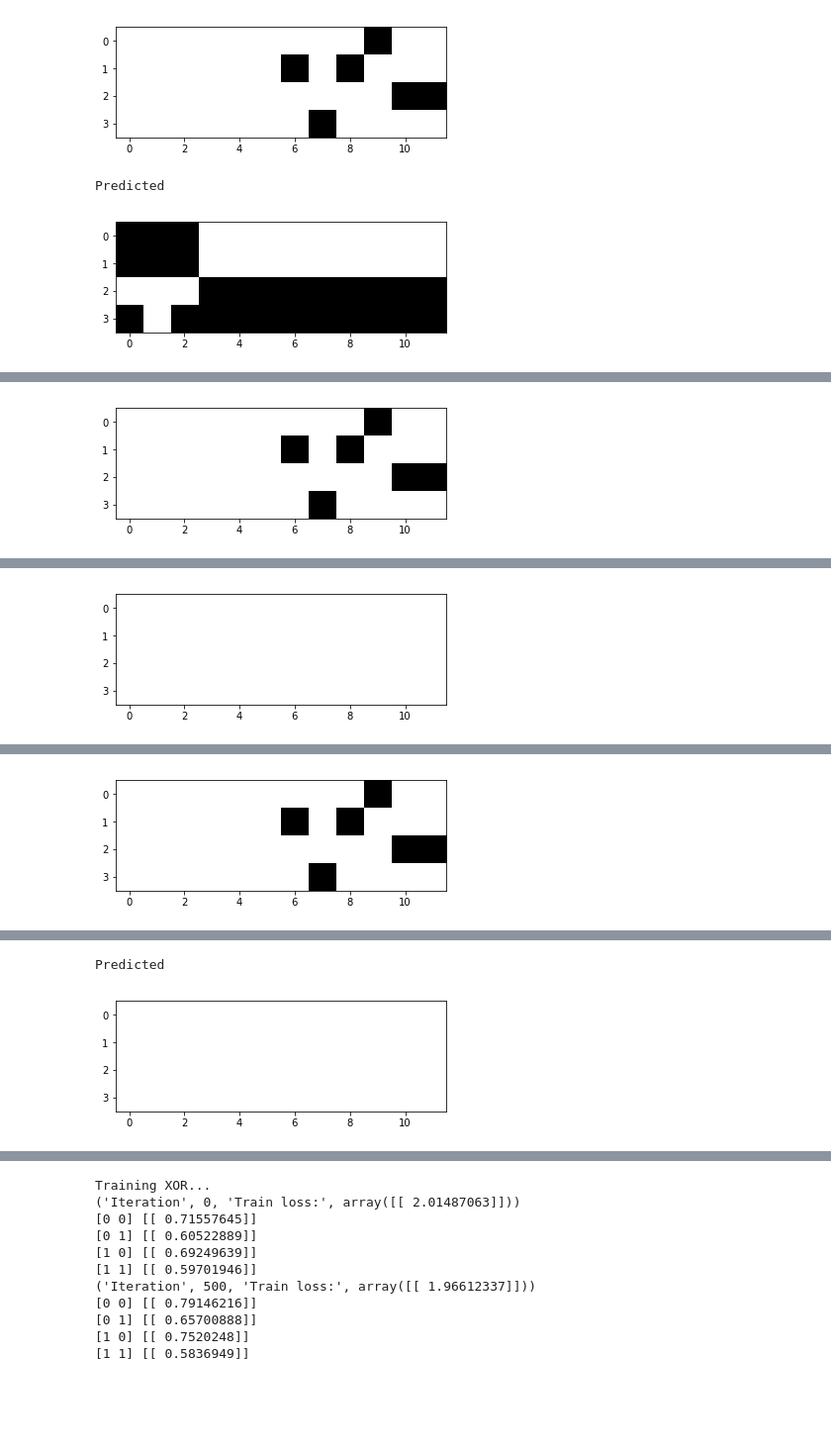
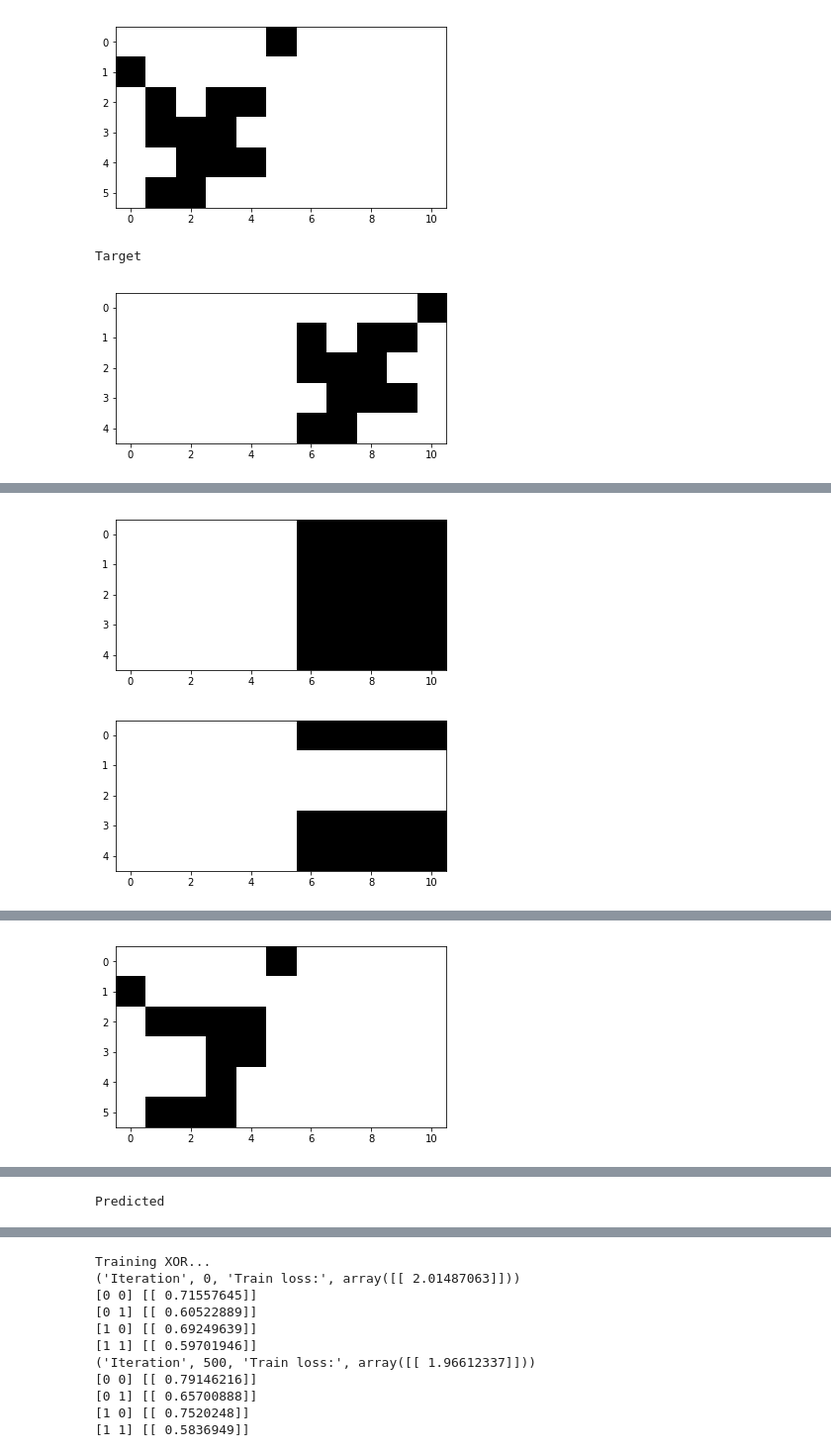
Before and after one commit to bhpfelix/DNC-NumPy, a Jupyter notebook: Trainer.ipynb, the cells around one changed output, grey strips where cells are left out. Shown: that part at 99% size. Drawn from its saved outputs; the diff is of its cells as text; code cells hidden in the pictures; blank space fills up the shorter version.

Commit message:
complete trainer with copy task

```diff
--- a/Trainer.ipynb
+++ b/Trainer.ipynb
@@ -64,25 +64,26 @@ def l2(x):
     """
     return np.sqrt(np.sum(np.multiply(x, x)) + 1.e-20)
 
-# seq_len, seq_wid = 4, 4
+seq_len, seq_wid = 4, 4
 # inputs, targets, mask = seq(seq_len, seq_wid)
-inputs = np.loadtxt('weights%d/in.csv'%wset, delimiter=',')
-targets = np.loadtxt('weights%d/target.csv'%wset, delimiter=',')
-mask = np.ones_like(targets)
-dnc = DNCFF(input_size=4, output_size=4, hidden_size=32, R=1, N=10, W=4)
+# inputs = np.loadtxt('weights%d/in.csv'%wset, delimiter=',')
+# targets = np.loadtxt('weights%d/target.csv'%wset, delimiter=',')
+# mask = np.ones_like(targets)
+# dnc = DNCFF(input_size=4, output_size=4, hidden_size=32, R=1, N=10, W=4)
 
-# dnc = DNCFF(input_size=seq_wid+2, output_size=seq_wid+1, hidden_size=32, R=1, N=10, W=4)
+dnc = DNCFF(input_size=seq_wid+2, output_size=seq_wid+1, hidden_size=32, R=1, N=10, W=4)
 # dnc = DNC(input_size=12, output_size=10, hidden_size=10, R=1, N=10, W=1)
 dnc_params = dnc._init_params()
 # for k,v in dnc_params.items():
 #     print k
 #     print v.shape
 
-def print_training_prediction(params):
+def print_training_prediction(params, iters):
 
-#     inputs, targets, mask = seq(seq_len, seq_wid)
+    inputs, targets, mask = seq(seq_len, seq_wid)
     result = []
-    dnc = DNCFF(input_size=4, output_size=4, hidden_size=32, R=1, N=10, W=4)
+#     dnc = DNCFF(input_size=4, output_size=4, hidden_size=32, R=1, N=10, W=4)
+    dnc = DNCFF(input_size=seq_wid+2, output_size=seq_wid+1, hidden_size=32, R=1, N=10, W=4)
     for t in range(inputs.shape[0]):
         out = dnc.step_forward(params, inputs[np.newaxis, t])
         result.append(out)
@@ -91,17 +92,23 @@ def print_training_prediction(params):
     print "Test loss: ", loss
     reg = l2(params['W_1']) + l2(params['W_2']) + l2(params['b_1']) + l2(params['b_2'])
     print "Param Mag: ", 5e-4 * reg
+    print "Input"
+    display(inputs.T)
     print "Target"
     display(targets.T)
     print "Predicted"
-    display(np.around(sigmoid(result), decimals=0).astype('int').T)
-#     print "L"
-#     print(dnc.accessor.states[-1]['L'])
+    display((sigmoid(result) * mask).T)
+    display(np.around((sigmoid(result) * mask), decimals=0).astype('int').T)
 
-def training_loss(params, iter):
-#     inputs, targets, mask = seq(seq_len, seq_wid)
+    # Saving Model Check Points
+    save_pickle(params, './ckpt_rmsprop/Iter_%d_Loss_%.6f_Reg_%.6f.pkl' % (iters, loss, reg))
+
+
+def training_loss(params, iters):
+    inputs, targets, mask = seq(seq_len, seq_wid)
     result = []
-    dnc = DNCFF(input_size=4, output_size=4, hidden_size=32, R=1, N=10, W=4)
+#     dnc = DNCFF(input_size=4, output_size=4, hidden_size=32, R=1, N=10, W=4)
+    dnc = DNCFF(input_size=seq_wid+2, output_size=seq_wid+1, hidden_size=32, R=1, N=10, W=4)
     for t in range(inputs.shape[0]):
         out = dnc.step_forward(params, inputs[np.newaxis, t])
         result.append(out)
@@ -110,18 +117,18 @@ def training_loss(params, iter):
     reg = l2(params['W_1']) + l2(params['W_2']) + l2(params['b_1']) + l2(params['b_2'])
     return loss_fn(result, targets, mask) + 5.e-4 * reg
 
-def callback(weights, iter, gradient):
-    if iter % 1000 == 0:
-        print("Iteration", iter, "Train loss:", training_loss(weights, 0))
-        print_training_prediction(weights)
+def callback(weights, iters, gradient):
+    if iters % 1000 == 0:
+        print("Iteration", iters, "Train loss:", training_loss(weights, 0))
+        print_training_prediction(weights, iters)
 
 # Build gradient of loss function using autograd.
 training_loss_grad = grad(training_loss)
 
 print("Training DNC...")
-trained_params = adam(training_loss_grad, dnc_params, step_size=0.001,
-                      num_iters=100000, callback=callback)
-# trained_params = rmsprop(training_loss_grad, dnc_params, step_size=0.001,
-#                       num_iters=100000, callback=callback)
+# trained_params = adam(training_loss_grad, dnc_params, step_size=0.001,
+#                       num_iters=1000000, callback=callback)
+trained_params = rmsprop(training_loss_grad, dnc_params, step_size=0.001,
+                      num_iters=1000000, callback=callback)
 # %% [output]
 Training DNC...
@@ -132,3 +139,3 @@ Target
-[figure, old version]
+[figure, new version]
-Predicted
+Target
-[figure, old version]
+[figure, new version]
@@ -139 +143,2 @@ Target
-[figure, old version]
+[figure, new version]
+[figure, new version]
@@ -141 +149 @@ Predicted
-[figure, old version]
+[figure, new version]
@@ -145,2 +150 @@ Param Mag:  0.00297836002589
 Target
-[figure, old version]
@@ -147,2 +152 @@ Target
 Predicted
-[figure, old version]
```
Also changed, not shown: parts of 2 cells of this notebook.
